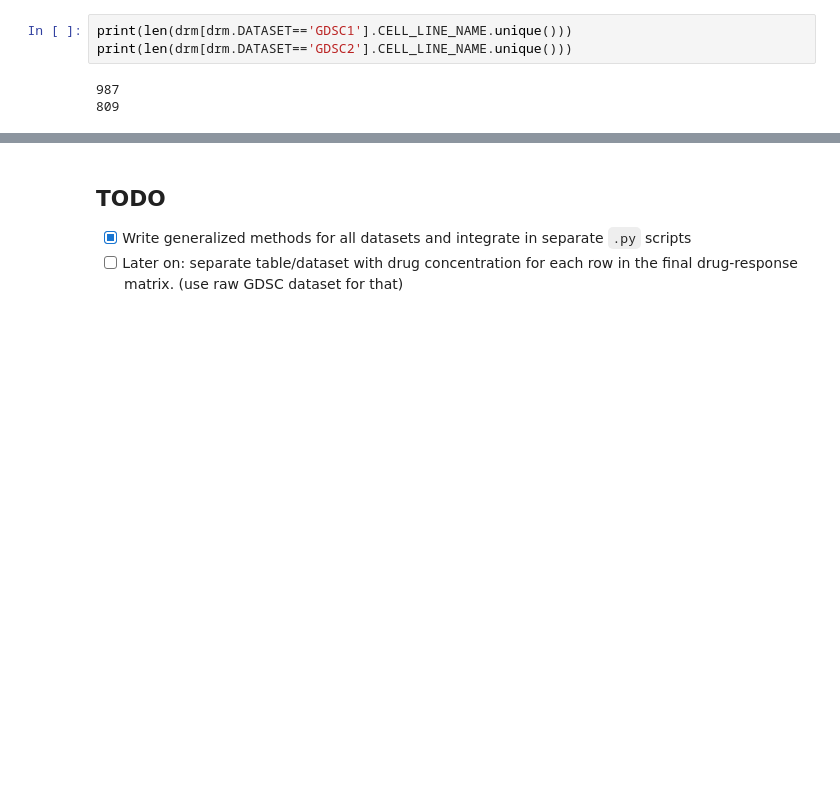
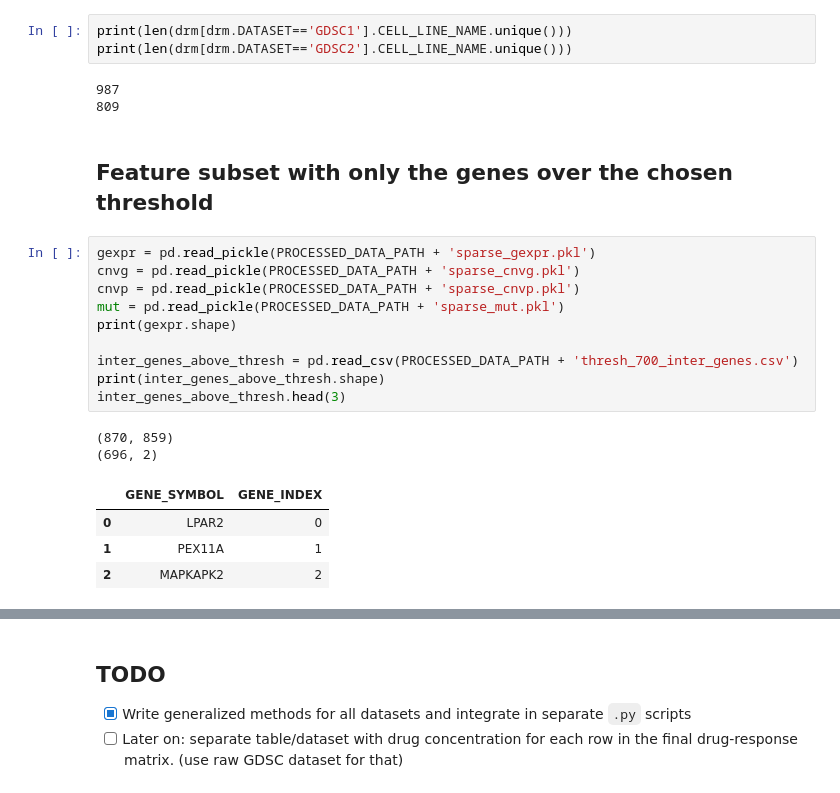
Before and after one commit to PeeteKeesel/gnn-for-drug-response-prediction, a Jupyter notebook: notebooks/dataset_creations.ipynb, the cells around one changed output, grey strips where cells are left out. Drawn from its saved outputs; the diff is of its cells as text; blank space fills up the shorter version.

Commit message:
created training dataset for threshold 700 and GDSC2 of the features and cell-line graphs

```diff
--- a/notebooks/dataset_creations.ipynb
+++ b/notebooks/dataset_creations.ipynb
@@ -1384,3 +1384,22 @@ print(len(drm[drm.DATASET=='GDSC2'].CELL_LINE_NAME.unique()))
 # %% [output]
 987
 809
+# %% [markdown]
+## Feature subset with only the genes over the chosen threshold
+# %%
+gexpr = pd.read_pickle(PROCESSED_DATA_PATH + 'sparse_gexpr.pkl')
+cnvg = pd.read_pickle(PROCESSED_DATA_PATH + 'sparse_cnvg.pkl')
+cnvp = pd.read_pickle(PROCESSED_DATA_PATH + 'sparse_cnvp.pkl')
+mut = pd.read_pickle(PROCESSED_DATA_PATH + 'sparse_mut.pkl')
+print(gexpr.shape)
+
+inter_genes_above_thresh = pd.read_csv(PROCESSED_DATA_PATH + 'thresh_700_inter_genes.csv')
+print(inter_genes_above_thresh.shape)
+inter_genes_above_thresh.head(3)
+# %% [output]
+(870, 859)
+(696, 2)
+|  | GENE_SYMBOL | GENE_INDEX |
+| 0 | LPAR2 | 0 |
+| 1 | PEX11A | 1 |
+| 2 | MAPKAPK2 | 2 |
```
Also changed, not shown: parts of 11 cells of this notebook.
